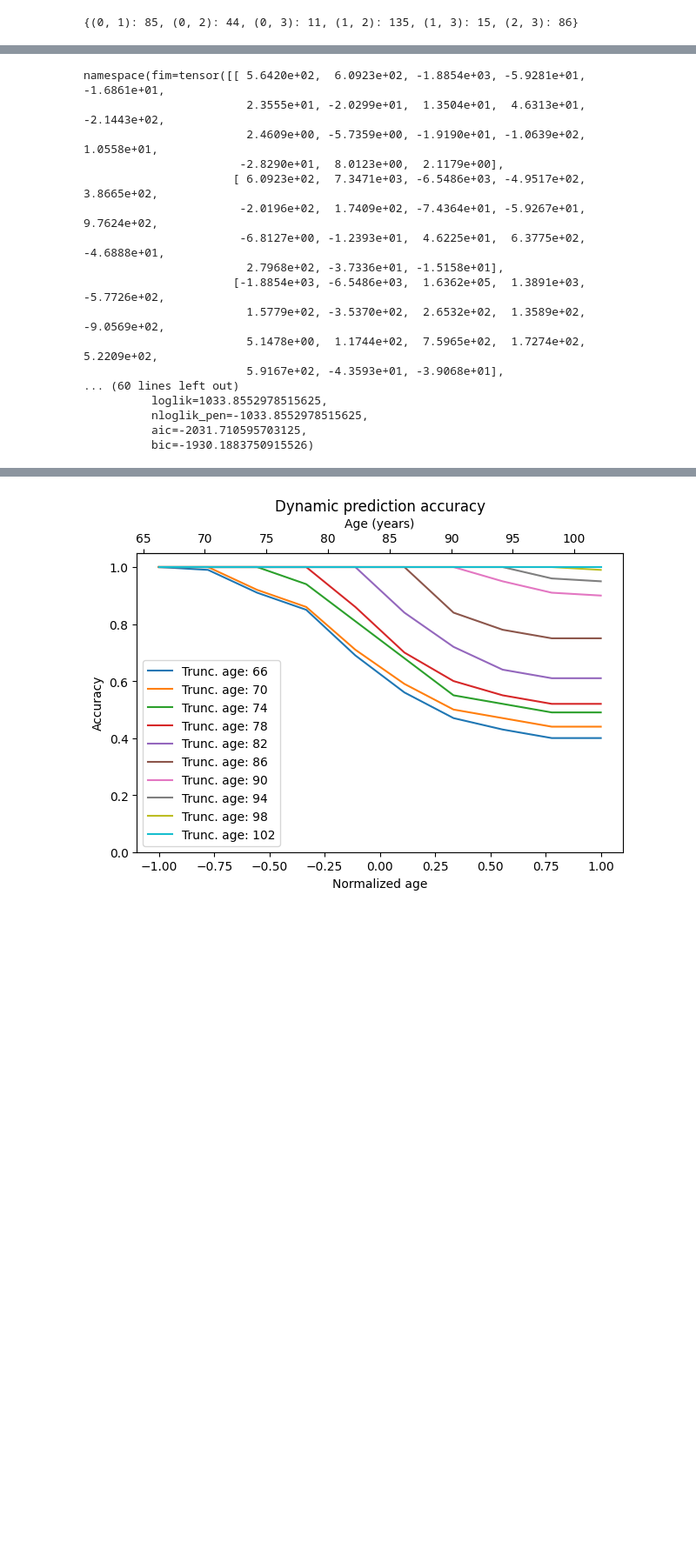
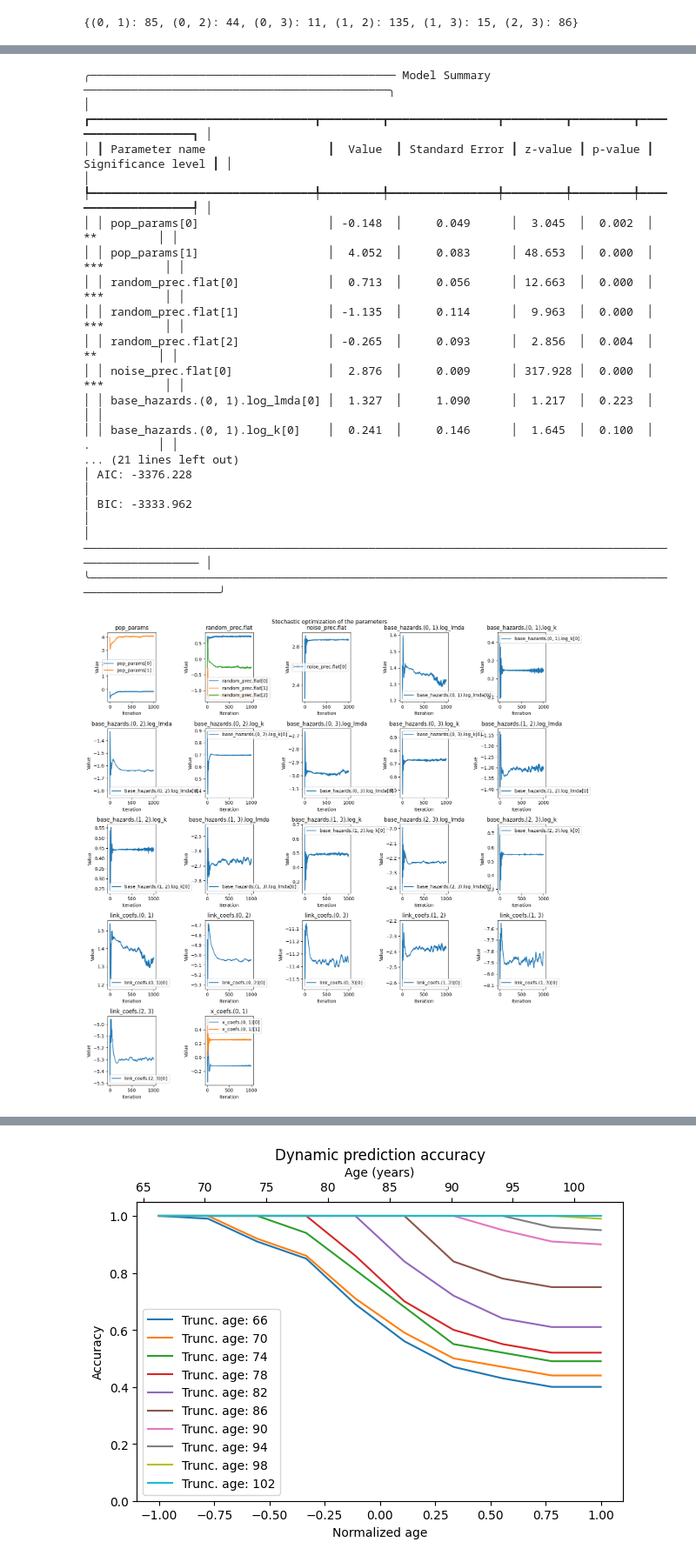
Before and after one commit to felixlaplante0/multistate-paper, a Jupyter notebook: scripts/paquid-test.ipynb, the cells around one changed output, grey strips where cells are left out. Shown at 87% size. Cells and saved outputs as stored; diff of their text form; code cells hidden in the pictures; blank space fills up the shorter version.

```diff
--- a/scripts/paquid-test.ipynb
+++ b/scripts/paquid-test.ipynb
@@ -245,29 +109,23 @@ from sklearn.model_selection import train_test_split
 data_train = ModelData(x_train, t_train, y_train, trajectories_train, c_train)
 data_test = ModelData(x_test, t_test, y_test, trajectories_test, c_test)
 # %%
-# Will be cloned before fitting sharing same memory address
-shared_beta = torch.zeros(2)
-init_betas = {key: shared_beta for key in buckets}
-init_alphas = {key: torch.zeros(1) for key in buckets}
+from jmstate.functions.base_hazards import Weibull
+from jmstate.types import ModelParameters, PrecisionParameters
+from torch import nn
 
-init_params = ModelParams(
-    torch.zeros(3),
-    repr_from_cov(torch.eye(3), method="full"),
-    repr_from_cov(torch.eye(1), method="ball"),
-    init_alphas,
-    init_betas,
-    extra=[p for val in surv.values() for p in val[0].parameters()],
+# Populate parameters sharing the same memory address
+shared_x_coef = nn.Parameter(torch.zeros(2))
+
+params = ModelParameters(
+    torch.zeros(2),
+    PrecisionParameters.from_covariance(torch.eye(2), "full"),
+    PrecisionParameters.from_covariance(torch.eye(1), "spherical"),
+    {key: Weibull(1.0, 1.0) for key in buckets},
+    {key: torch.zeros(1) for key in buckets},
+    dict.fromkeys(buckets, shared_x_coef),
 )
 # %%
 from jmstate import MultiStateJointModel
-from jmstate.jobs import Fit, ParamStop
 
-model = MultiStateJointModel(model_design, init_params)
-metrics = model.do(
-    data_train,
-    job_factories=[
-        Fit(lr=0.5, fused=True),
-        ParamStop(rtol=0.05),
-    ],
-    max_iterations=2000,
-)
+optimizer = torch.optim.Adam(params.parameters(), lr=0.25)
+model = MultiStateJointModel(design, params, optimizer).fit(data_train)
@@ -274,22 +134,27 @@ metrics = model.do(
 # %%
-# Returns the metrics for the FIM, AIC, BIC, and stores them internally
-model.compute_summary()
+from jmstate.utils import plot_params_history, summary
+
+summary(model)
+
+plot_params_history(model, figsize=(15, 15))
+plt.show()
 # %% [output]
-namespace(fim=tensor([[ 5.6420e+02,  6.0923e+02, -1.8854e+03, -5.9281e+01, -1.6861e+01,
-                        2.3555e+01, -2.0299e+01,  1.3504e+01,  4.6313e+01, -2.1443e+02,
-                        2.4609e+00, -5.7359e+00, -1.9190e+01, -1.0639e+02,  1.0558e+01,
-                       -2.8290e+01,  8.0123e+00,  2.1179e+00],
-                      [ 6.0923e+02,  7.3471e+03, -6.5486e+03, -4.9517e+02,  3.8665e+02,
-                       -2.0196e+02,  1.7409e+02, -7.4364e+01, -5.9267e+01,  9.7624e+02,
-                       -6.8127e+00, -1.2393e+01,  4.6225e+01,  6.3775e+02, -4.6888e+01,
-                        2.7968e+02, -3.7336e+01, -1.5158e+01],
-                      [-1.8854e+03, -6.5486e+03,  1.6362e+05,  1.3891e+03, -5.7726e+02,
-                        1.5779e+02, -3.5370e+02,  2.6532e+02,  1.3589e+02, -9.0569e+02,
-                        5.1478e+00,  1.1744e+02,  7.5965e+02,  1.7274e+02,  5.2209e+02,
-                        5.9167e+02, -4.3593e+01, -3.9068e+01],
-... (60 lines left out)
-          loglik=1033.8552978515625,
-          nloglik_pen=-1033.8552978515625,
-          aic=-2031.710595703125,
-          bic=-1930.1883750915526)
+╭───────────────────────────────────────────── Model Summary ─────────────────────────────────────────────╮
+│ ┏━━━━━━━━━━━━━━━━━━━━━━━━━━━━━━━━━┳━━━━━━━━━┳━━━━━━━━━━━━━━━━┳━━━━━━━━━┳━━━━━━━━━┳━━━━━━━━━━━━━━━━━━━━┓ │
+│ ┃ Parameter name                  ┃  Value  ┃ Standard Error ┃ z-value ┃ p-value ┃ Significance level ┃ │
+│ ┡━━━━━━━━━━━━━━━━━━━━━━━━━━━━━━━━━╇━━━━━━━━━╇━━━━━━━━━━━━━━━━╇━━━━━━━━━╇━━━━━━━━━╇━━━━━━━━━━━━━━━━━━━━┩ │
+│ │ pop_params[0]                   │ -0.148  │     0.049      │  3.045  │  0.002  │         **         │ │
+│ │ pop_params[1]                   │  4.052  │     0.083      │ 48.653  │  0.000  │        ***         │ │
+│ │ random_prec.flat[0]             │  0.713  │     0.056      │ 12.663  │  0.000  │        ***         │ │
+│ │ random_prec.flat[1]             │ -1.135  │     0.114      │  9.963  │  0.000  │        ***         │ │
+│ │ random_prec.flat[2]             │ -0.265  │     0.093      │  2.856  │  0.004  │         **         │ │
+│ │ noise_prec.flat[0]              │  2.876  │     0.009      │ 317.928 │  0.000  │        ***         │ │
+│ │ base_hazards.(0, 1).log_lmda[0] │  1.327  │     1.090      │  1.217  │  0.223  │                    │ │
+│ │ base_hazards.(0, 1).log_k[0]    │  0.241  │     0.146      │  1.645  │  0.100  │         .          │ │
+... (21 lines left out)
+│ AIC: -3376.228                                                                                          │
+│ BIC: -3333.962                                                                                          │
+│ ─────────────────────────────────────────────────────────────────────────────────────────────────────── │
+╰─────────────────────────────────────────────────────────────────────────────────────────────────────────╯
+[figure, added]
 # %%
```
Also changed, not shown: parts of 14 cells of this notebook, 6 other files.
